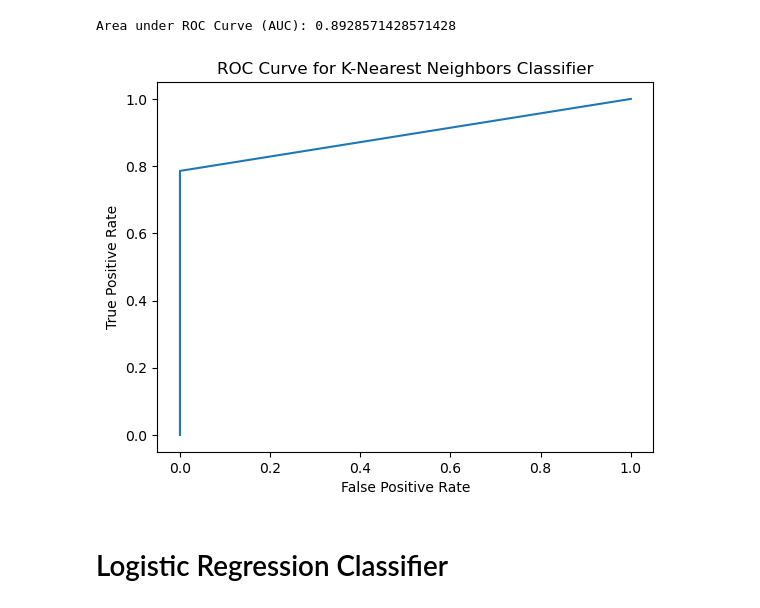
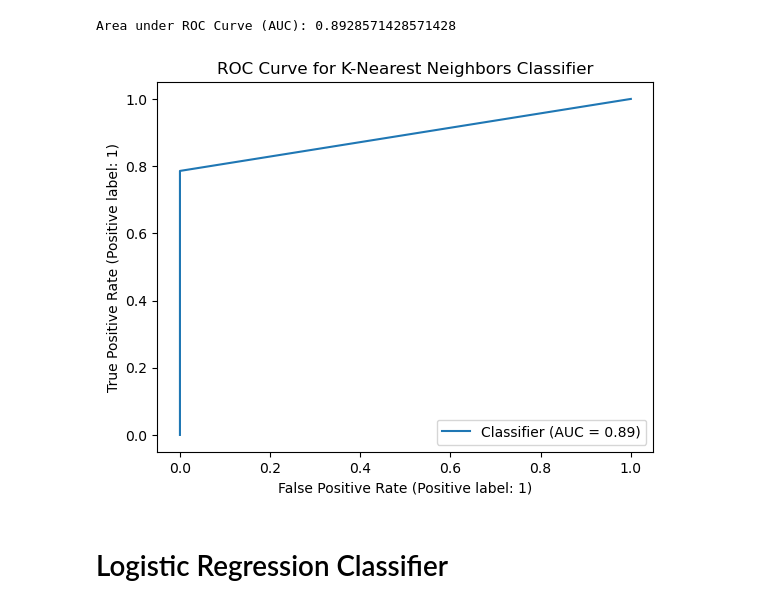
Before and after one commit to Beyond-Image/Data-Science2, a Jupyter notebook: knn_logreg.ipynb, the cells around one changed output. Drawn from its saved outputs; the diff is of its cells as text; code cells hidden in the pictures.

Commit message:
Slightly change ROC curve output

```diff
--- a/knn_logreg.ipynb
+++ b/knn_logreg.ipynb
@@ -133,13 +133,10 @@ print(f"Area under ROC Curve (AUC): {AUC_knn}")
 # %% [output]
 Area under ROC Curve (AUC): 0.8928571428571428
 # %%
-plt.plot(FP_rate_knn, TP_rate_knn)
-plt.title("ROC Curve for K-Nearest Neighbors Classifier")
-plt.xlabel("False Positive Rate")
-plt.ylabel("True Positive Rate")
-plt.show()
+RocCurveDisplay.from_predictions(y_test, y_pred_knn)
+plt.title("ROC Curve for K-Nearest Neighbors Classifier");
 # %% [output]
-[figure, old version]
+[figure, new version]
 # %% [markdown]
 # Logistic Regression Classifier
 # %% [markdown]
```
Also changed, not shown: parts of 3 cells of this notebook.
